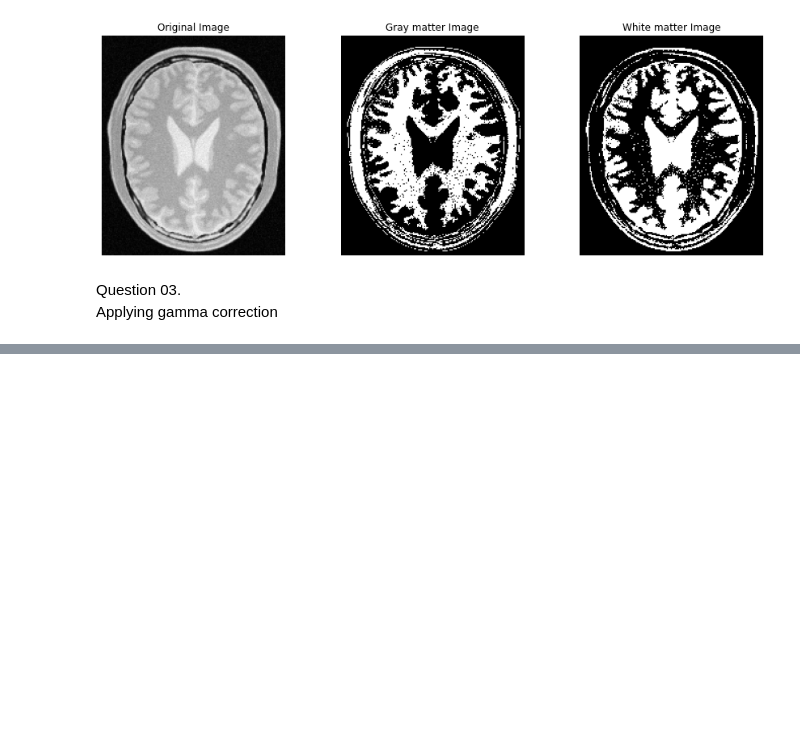
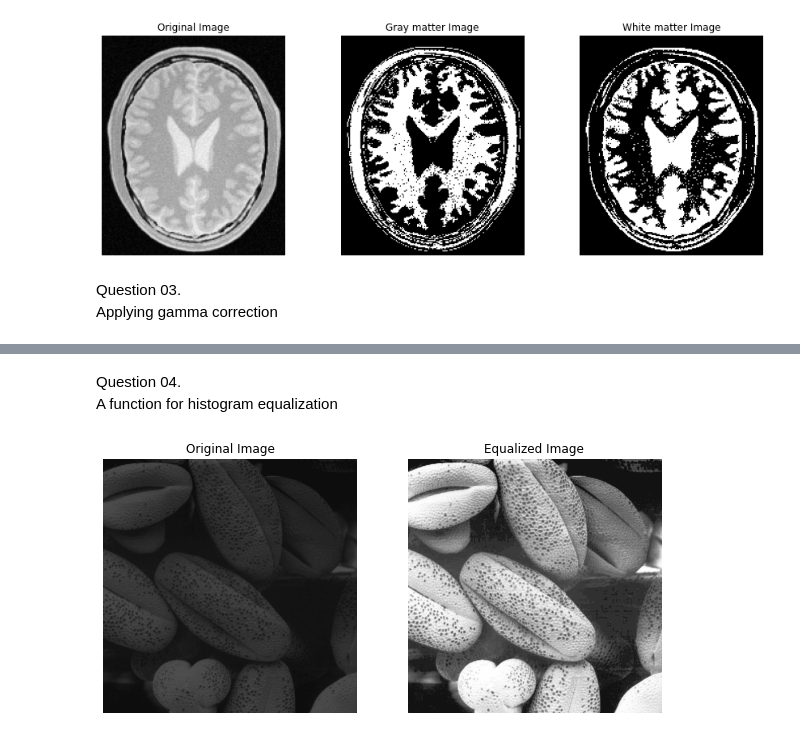
Before and after one commit to CSL9969/EN2550_Image_Processing, a Jupyter notebook: assignment1.ipynb, the cells around one changed output, grey strips where cells are left out. Cells and saved outputs as stored; diff of their text form; code cells hidden in the pictures; blank space fills up the shorter version.

```diff
--- a/assignment1.ipynb
+++ b/assignment1.ipynb
@@ -101,0 +102,51 @@ ax[1][1].title.set_text("gamma corrected histogram")
+# %% [markdown]
+Question 04.<br>A function for histogram equalization
+# %%
+import cv2 as cv
+import numpy as np
+import matplotlib.pyplot as plt
+
+def calculate_hist(image):   #calculates the histogram of an image
+    histogram = np.zeros(256)
+    for i in image:
+        for j in i:
+            histogram[j]+=1
+    return histogram
+
+def create_lookup(image):  #creating the lookup table for equalization process
+    histogram = calculate_hist(image)
+    for i in range(1,len(histogram)):
+        histogram[i] += histogram[i - 1]
+    divisor = len(image) * len(image[0])
+    lookup = list(map(int , [i*255/divisor for i in histogram]))
+    return lookup
+
+def equalize(image):
+    modified = image.copy()
+    lookup_table = create_lookup(image)
+    height = len(image)
+    width = len(image[0])
+    for i in range(height):
+        for j in range(width):
+            modified[i][j] = lookup_table[image[i][j]]
+
+    return modified
+
+img = cv.imread(r'images/shells.tif' , cv.IMREAD_GRAYSCALE)
+assert img is not None
+
+equalized_img = equalize(img)
+
+fig , ax = plt.subplots(1 , 2)
+fig.set_figwidth(10)
+fig.set_figheight(10)
+
+ax[0].imshow(img , cmap = 'gray' , vmin = 0, vmax = 255)
+ax[0].axis('off')
+ax[0].title.set_text("Original Image")
+
+ax[1].imshow(equalized_img , cmap = 'gray' , vmin = 0, vmax = 255)
+ax[1].axis('off')
+ax[1].title.set_text("Equalized Image")
+# %% [output]
+[figure, added]
```
Also changed, not shown: parts of 1 cell of this notebook.
